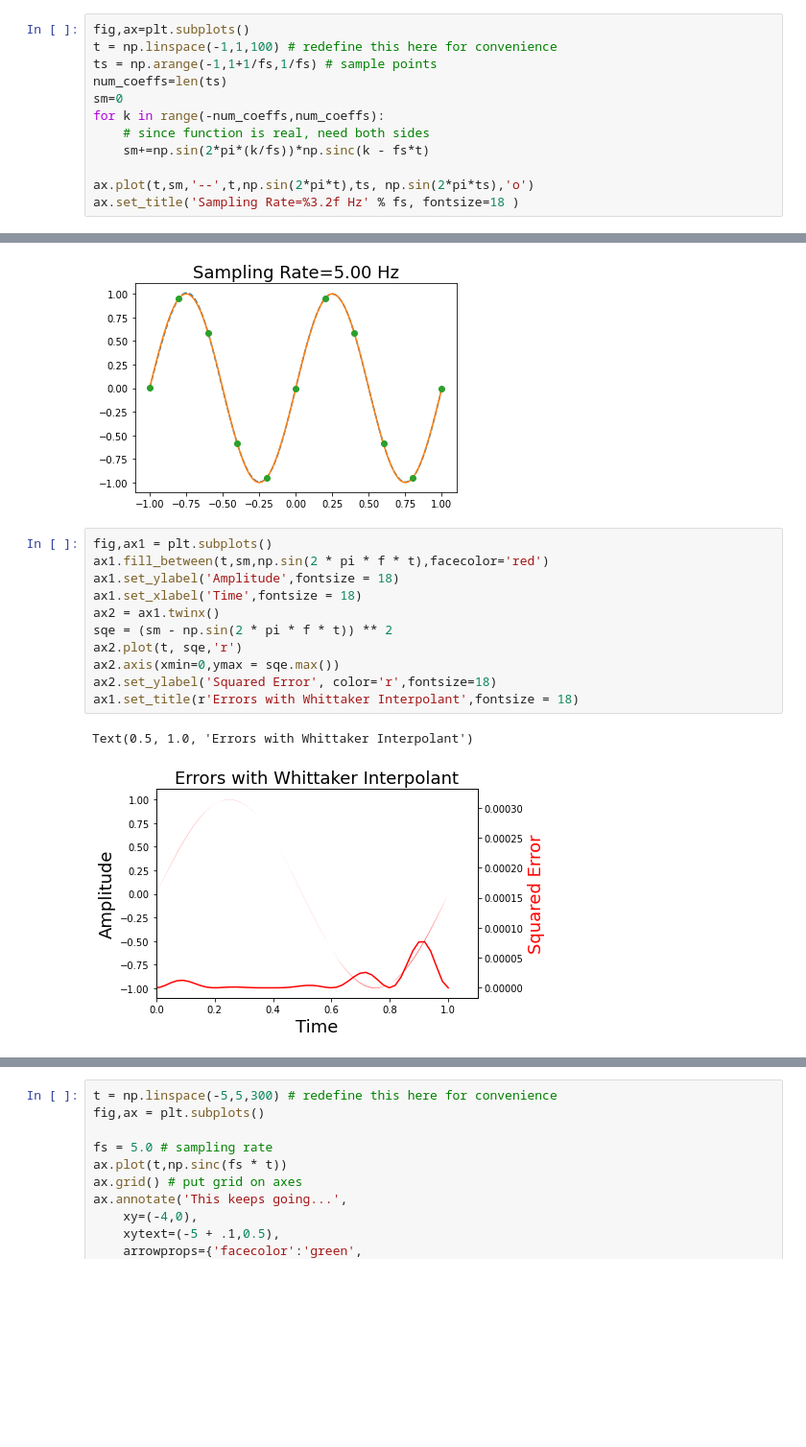
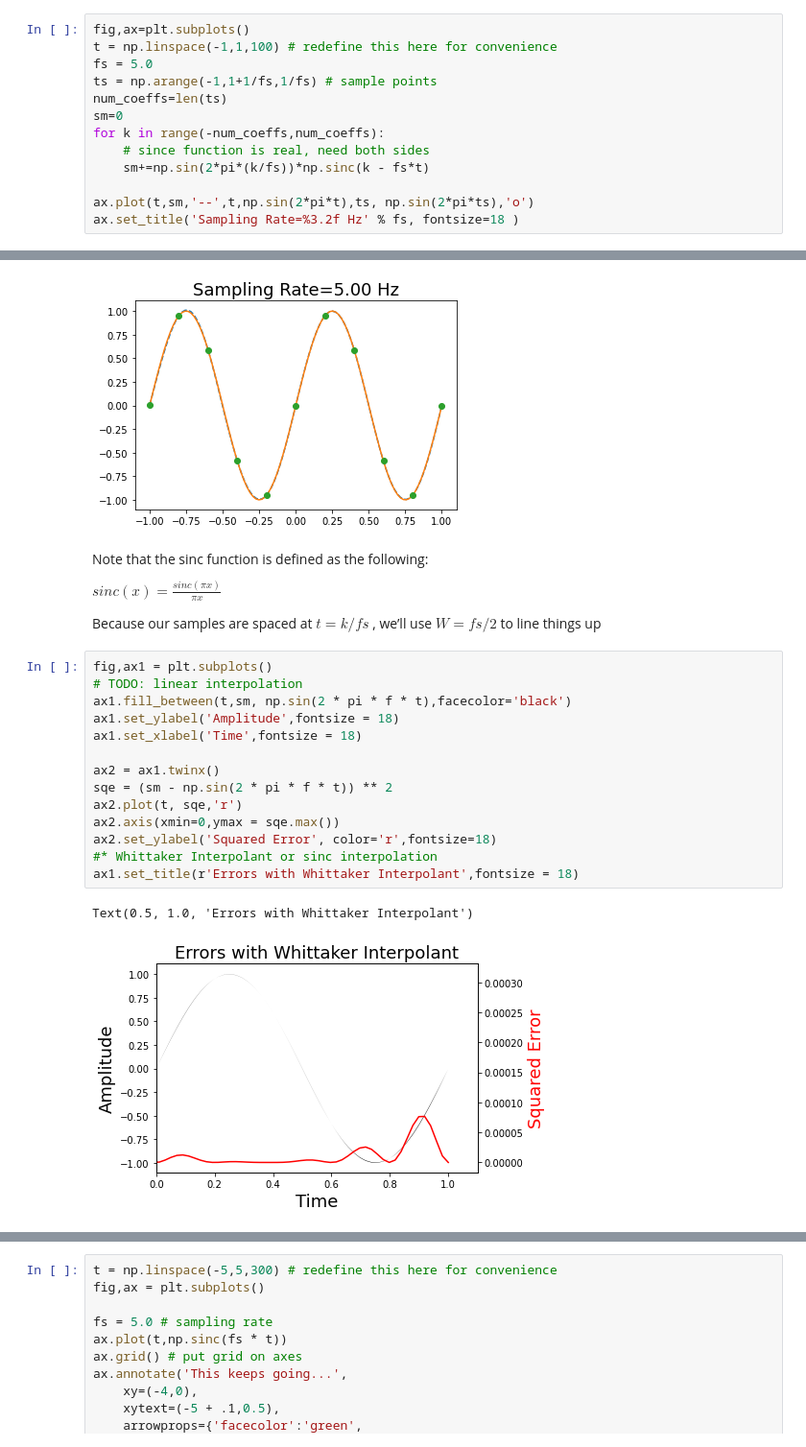
Before and after one commit to hazemMondy/signal-processing, a Jupyter notebook: ch1.ipynb, the cells around one changed output, grey strips where cells are left out. Shown at 96% size. Drawn from its saved outputs; the diff is of its cells as text; blank space fills up the shorter version.

```diff
--- a/ch1.ipynb
+++ b/ch1.ipynb
@@ -132,6 +170,7 @@ ax1.set_title('Errors with Piecewise Linear Interpolant',fontsize=18);
 # %%
 fig,ax=plt.subplots()
 t = np.linspace(-1,1,100) # redefine this here for convenience
+fs = 5.0
 ts = np.arange(-1,1+1/fs,1/fs) # sample points
 num_coeffs=len(ts)
 sm=0
@@ -144,17 +183,26 @@ ax.set_title('Sampling Rate=%3.2f Hz' % fs, fontsize=18 )
 # %% [output]
 Text(0.5, 1.0, 'Sampling Rate=5.00 Hz')
 [figure]
+# %% [markdown]
+Note that the sinc function is defined as the following:
+
+$ sinc(x) =\frac{sinc(\pi x)} {\pi x} $
+
+Because our samples are spaced at $ t = k/fs $ , we’ll use $ W = fs/2$ to line things up
 # %%
 fig,ax1 = plt.subplots()
-ax1.fill_between(t,sm,np.sin(2 * pi * f * t),facecolor='red')
+# TODO: linear interpolation
+ax1.fill_between(t,sm, np.sin(2 * pi * f * t),facecolor='black')
 ax1.set_ylabel('Amplitude',fontsize = 18)
 ax1.set_xlabel('Time',fontsize = 18)
+
 ax2 = ax1.twinx()
 sqe = (sm - np.sin(2 * pi * f * t)) ** 2
 ax2.plot(t, sqe,'r')
 ax2.axis(xmin=0,ymax = sqe.max())
 ax2.set_ylabel('Squared Error', color='r',fontsize=18)
+#* Whittaker Interpolant or sinc interpolation
 ax1.set_title(r'Errors with Whittaker Interpolant',fontsize = 18)
 # %% [output]
 Text(0.5, 1.0, 'Errors with Whittaker Interpolant')
-[figure, old version]
+[figure, new version]
```
Also changed, not shown: parts of 12 cells of this notebook.
